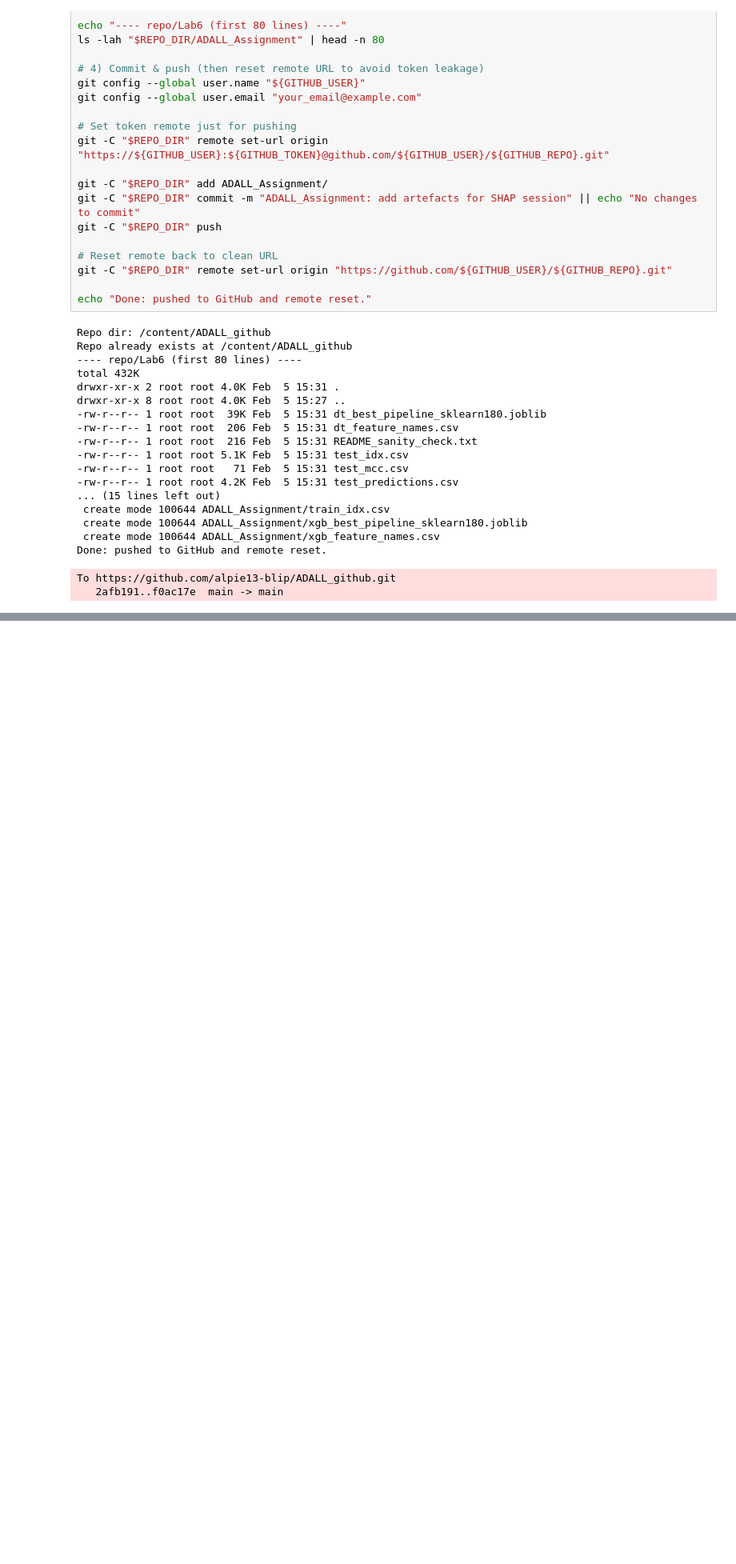
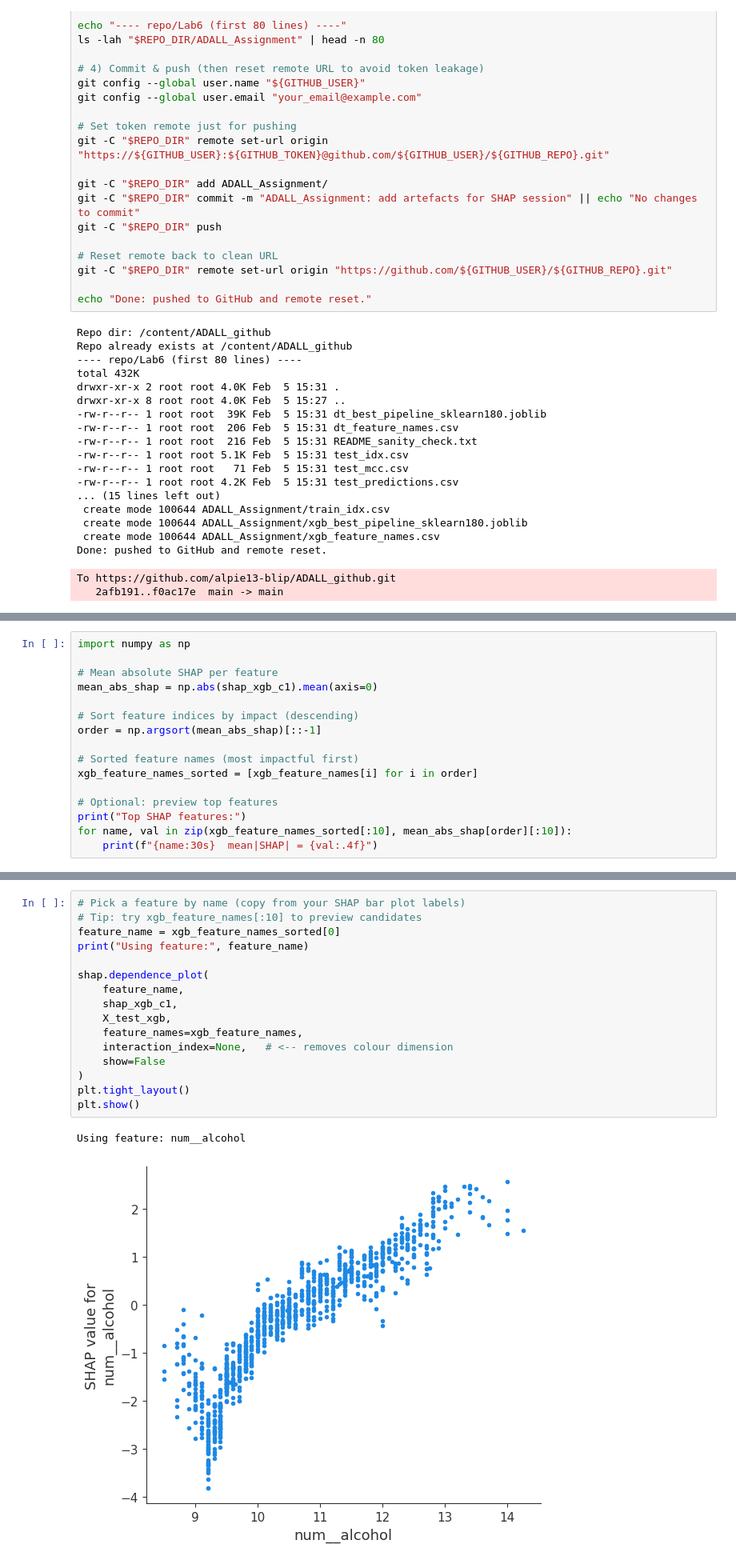
Before and after one commit to alpie13-blip/ADALL_github, a Jupyter notebook: ADALL/4641601C_ADALL_Project. v5.ipynb, the cells around one changed output, grey strips where cells are left out. Shown at 80% size. Drawn from its saved outputs; the diff is of its cells as text; blank space fills up the shorter version.

```diff
--- a/ADALL/4641601C_ADALL_Project. v5.ipynb
+++ b/ADALL/4641601C_ADALL_Project. v5.ipynb
@@ -1540,0 +1814,16 @@ To https://github.com/alpie13-blip/ADALL_github.git
+# %%
+import numpy as np
+
+# Mean absolute SHAP per feature
+mean_abs_shap = np.abs(shap_xgb_c1).mean(axis=0)
+
+# Sort feature indices by impact (descending)
+order = np.argsort(mean_abs_shap)[::-1]
+
+# Sorted feature names (most impactful first)
+xgb_feature_names_sorted = [xgb_feature_names[i] for i in order]
+
+# Optional: preview top features
+print("Top SHAP features:")
+for name, val in zip(xgb_feature_names_sorted[:10], mean_abs_shap[order][:10]):
+    print(f"{name:30s}  mean|SHAP| = {val:.4f}")
@@ -1540,0 +1842,19 @@ To https://github.com/alpie13-blip/ADALL_github.git
+# %%
+# Pick a feature by name (copy from your SHAP bar plot labels)
+# Tip: try xgb_feature_names[:10] to preview candidates
+feature_name = xgb_feature_names_sorted[0]
+print("Using feature:", feature_name)
+
+shap.dependence_plot(
+    feature_name,
+    shap_xgb_c1,
+    X_test_xgb,
+    feature_names=xgb_feature_names,
+    interaction_index=None,   # <-- removes colour dimension
+    show=False
+)
+plt.tight_layout()
+plt.show()
+# %% [output]
+Using feature: num__alcohol
+[figure, added]
```
Also changed, not shown: parts of 21 cells of this notebook.
